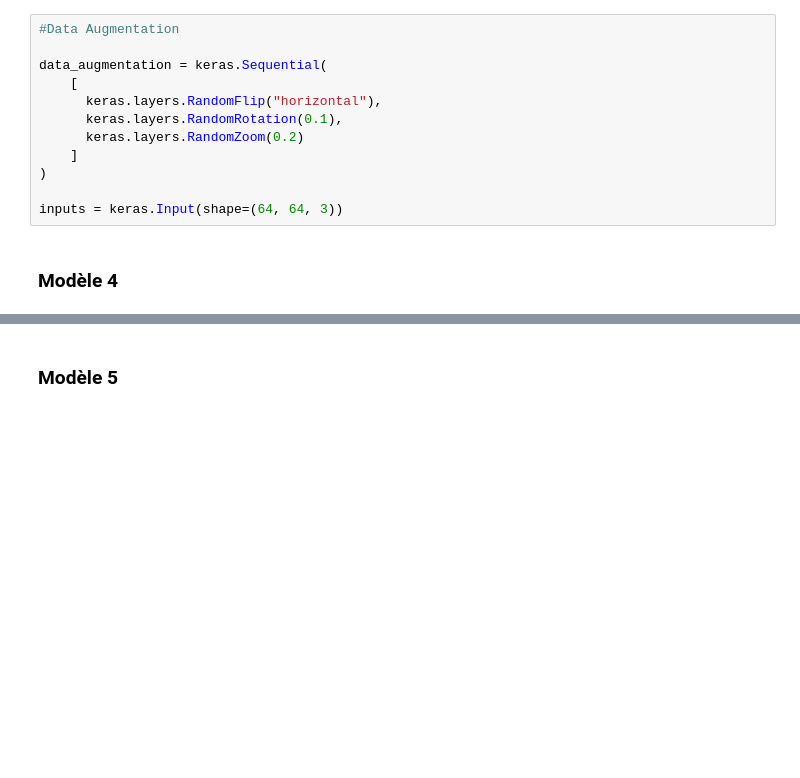
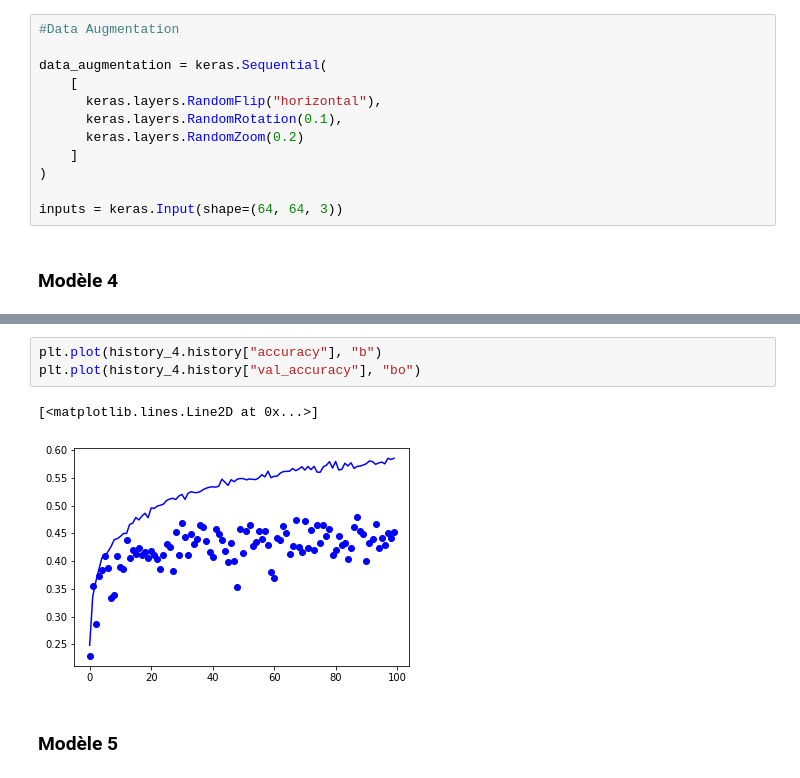
Before and after one commit to Cycyplay/M2_DeepLearning_Classification, a Jupyter notebook: DeepLearning_Projet_Classification_Version_de_Base.ipynb, the cells around one changed output, grey strips where cells are left out. Cells and saved outputs as stored; diff of their text form; blank space fills up the shorter version.

```diff
--- a/DeepLearning_Projet_Classification_Version_de_Base.ipynb
+++ b/DeepLearning_Projet_Classification_Version_de_Base.ipynb
@@ -259,3 +270,9 @@ plt.plot(history_4.history["loss"], "b")
+# %%
+plt.plot(history_4.history["accuracy"], "b")
+plt.plot(history_4.history["val_accuracy"], "bo")
+# %% [output]
+[<matplotlib.lines.Line2D at 0x...>]
+[figure, added]
 # %% [markdown]
 ### Modèle 5
 # %%
```
Also changed, not shown: parts of 9 cells of this notebook.
